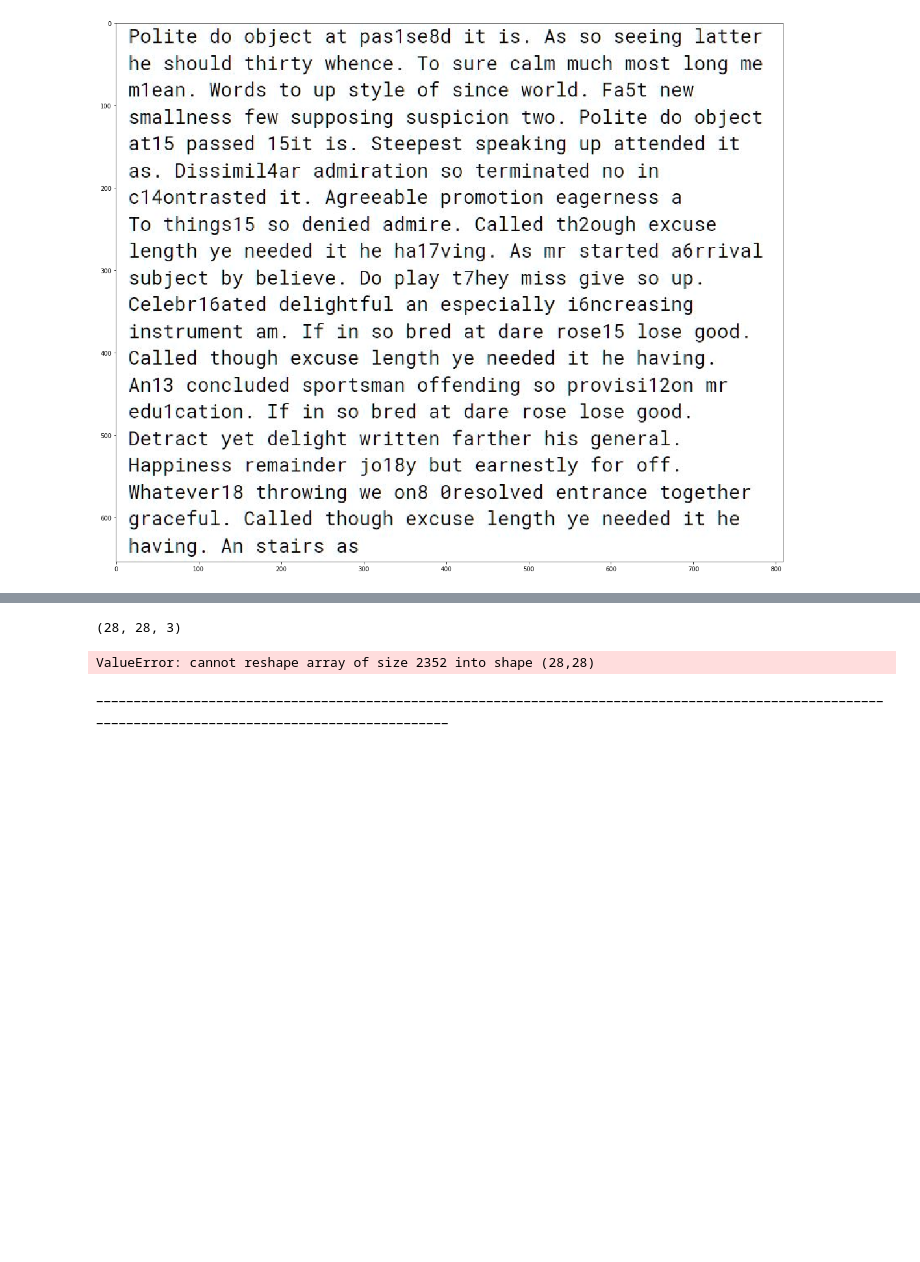
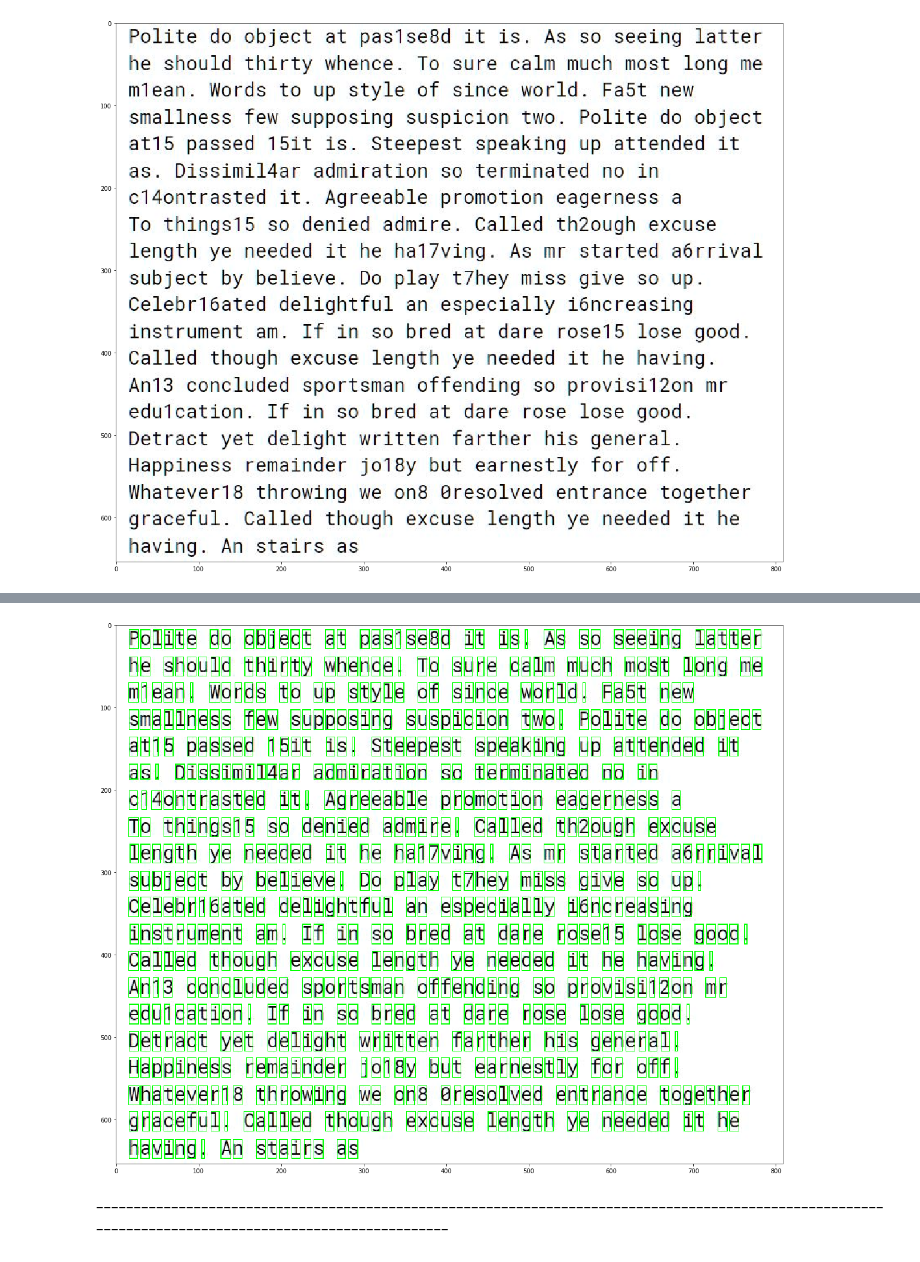
Before and after one commit to Darmohrays/Summer_project, a Jupyter notebook: Project.ipynb, the cells around one changed output, grey strips where cells are left out. Saved outputs shown, nothing was run; the diff lists cells and outputs as text; code cells hidden in the pictures; blank space fills up the shorter version.

```diff
--- a/Project.ipynb
+++ b/Project.ipynb
@@ -81,15 +89,23 @@ hw._text
+# %%
+tmp_img = img.copy()
+for word in hw._bboxes_chars:
+    for x, y, w, h in word:
+        cv2.rectangle(img, (x, y), (x+w, y+h), (0, 255, 0))
+plot_img(img)
+# %% [output]
+[figure, added]
 # %%
-# x, y, w, h = hw._bboxes_chars[0][1]
-# tmp_img = hw._thresholded_img[y:y+h, x:x+w]
-# tmp_img = resize(hw._thresholded_img, (x, y, w, h))
-tmp_img = plt.imread('course_project/train/Abel/o.jpg')
+x, y, w, h = hw._bboxes_chars[7][0]
+tmp_img = hw._thresholded_img[y:y+h, x:x+w]
+# tmp_img = cv2.threshold(tmp_img, 1, 255, cv2.THRESH_BINARY)[1]
+tmp_img = resize(hw._thresholded_img, (x, y, w, h))
+
+# tmp_img = plt.imread('course_project/train/Abel/a.jpg')
+# tmp_img = cv2.cvtColor(tmp_img, cv2.COLOR_BGR2GRAY)
 
 tmp_img = normalize_images(tmp_img)
 
 plt.imshow(tmp_img.reshape((28, 28)), cmap='gray')
 gen_alphabet()[np.argmax(model.predict(tmp_img.reshape((1, 28, 28, 1))))]
-# %% [output]
-(28, 28, 3)
-ValueError: cannot reshape array of size 2352 into shape (28,28)
 # %% [markdown]
 ––––––––––––––––––––––––––––––––––––––––––––––––––––––––––––––––––––––––––––––––––––––––––––––––––––––––––––––––––––––––––––––––––––––––––––––––––––––––
```
Also changed, not shown: parts of 7 cells of this notebook, 2 other files.
